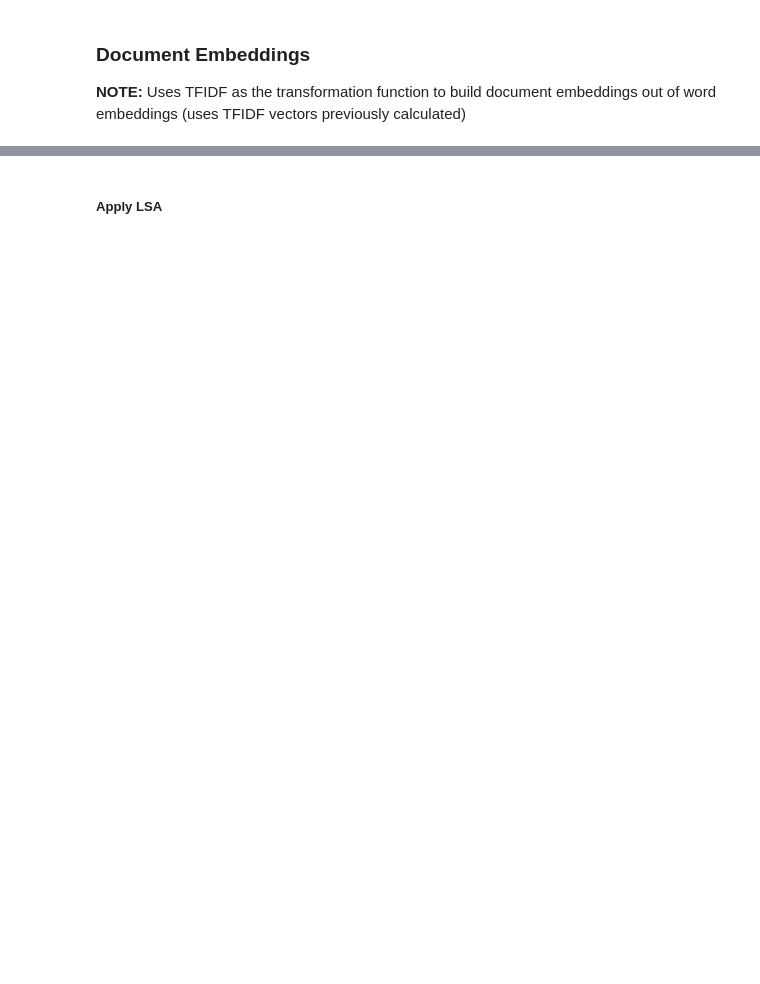
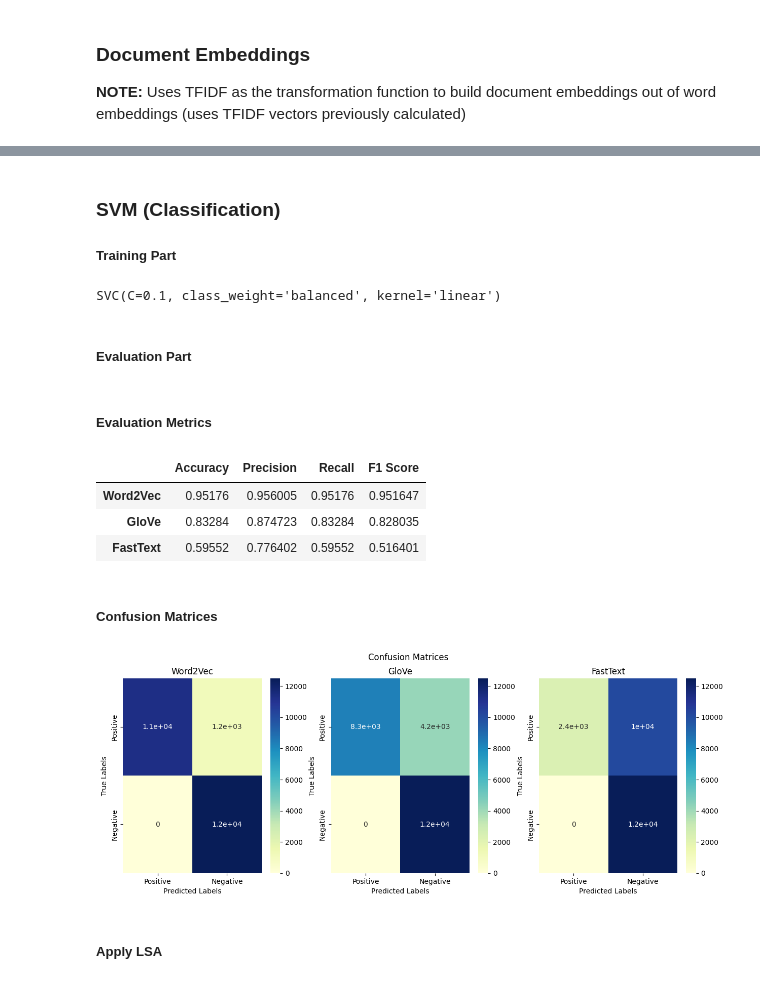
Before and after one commit to yazdanzv/Comprehensive_Comparison_on_Text_Classification, a Jupyter notebook: main.ipynb, the cells around one changed output, grey strips where cells are left out. Saved outputs shown, nothing was run; the diff lists cells and outputs as text; code cells hidden in the pictures; blank space fills up the shorter version.

Commit message:
embeddings finished

```diff
--- a/main.ipynb
+++ b/main.ipynb
@@ -175,7 +252,7 @@ embedding = Embedding(X_train=X_train, X_test=X_test)
 train_vecs_word2vec, test_vecs_word2vec = embedding.word2vec()
 
 # GloVe
-# train_vecs_glove, test_vecs_glove = embedding.glove()
+train_vecs_glove, test_vecs_glove = embedding.glove()
 
 # FastText
-# train_vecs_fasttext, test_vecs_fasttext = embedding.fasttext()
+train_vecs_fasttext, test_vecs_fasttext = embedding.fasttext()
@@ -205,10 +340,10 @@ KeyboardInterrupt:
 <p><b>NOTE:</b> Uses TFIDF as the transformation function to build document embeddings out of word embeddings (uses TFIDF vectors previously calculated)</p>
 # %%
 # Word2Vec
-train_doc_emb_word2vec, test_doc_emb_word2vec = embedding.document_embedding(train_vecs_word2vec, train_words_weights, embedding.word2vec_size), embedding.document_embedding(test_vecs_word2vec, test_words_weights, embedding.word2vec_size)
+train_doc_emb_word2vec, test_doc_emb_word2vec = embedding.tfidf_weighted_document_embedding(train_vecs_word2vec, train_words_weights), embedding.tfidf_weighted_document_embedding(test_vecs_word2vec, test_words_weights)
 
 # GloVe
-# train_doc_emb_glove, test_doc_emb_glove = embedding.document_embedding(train_vecs_glove, X_train_vecs), embedding.document_embedding(test_vecs_glove, X_train_vecs)
+train_doc_emb_glove, test_doc_emb_glove = embedding.tfidf_weighted_document_embedding(train_vecs_glove, train_words_weights), embedding.tfidf_weighted_document_embedding(test_vecs_glove, train_words_weights)
 
 # FastText
-# train_doc_emb_fasttext, test_doc_emb_fasttext = embedding.document_embedding(train_vecs_fasttext, X_train_vecs), embedding.document_embedding(test_vecs_fasttext, X_train_vecs)
+train_doc_emb_fasttext, test_doc_emb_fasttext = embedding.tfidf_weighted_document_embedding(train_vecs_fasttext, train_words_weights), embedding.tfidf_weighted_document_embedding(test_vecs_fasttext, train_words_weights)
@@ -216,0 +350,28 @@ NameError: name 'train_words_weights' is not defined
+# %% [markdown]
+<h3>SVM (Classification)</h3>
+<h5>Training Part</h5>
+# %%
+# Word2Vec
+# Instantiate SVC
+svc_word2vec = SVC(kernel='linear', C=0.1, class_weight='balanced')
+
+# Fit model
+svc_word2vec.fit(train_doc_emb_word2vec, y_train)
+
+# GloVe
+# Instantiate SVC
+svc_glove = SVC(kernel='linear', C=0.1, class_weight='balanced')
+
+# Fit model
+svc_glove.fit(train_doc_emb_glove, y_train)
+
+# FastText
+# Instantiate SVC
+svc_fasttext = SVC(kernel='linear', C=0.1, class_weight='balanced')
+
+# Fit model
+svc_fasttext.fit(train_doc_emb_fasttext, y_train)
+# %% [output]
+SVC(C=0.1, class_weight='balanced', kernel='linear')
+# %% [markdown]
+<h5>Evaluation Part</h5>
@@ -217,3 +412,45 @@ NameError: name 'train_words_weights' is not defined
+# %% [markdown]
+<h5>Evaluation Metrics</h5>
+# %%
+# Make results ready
+pd.DataFrame({'Accuracy': [acc_word2vec_svm, acc_glove_svm, acc_fasttext_svm], 'Precision': [prec_word2vec_svm, prec_glove_svm, prec_fasttext_svm], 'Recall': [rec_word2vec_svm, rec_glove_svm, rec_fasttext_svm], 'F1 Score': [f1_word2vec_svm, f1_glove_svm, f1_fasttext_svm]}, index=['Word2Vec', 'GloVe', 'FastText'])
+# %% [output]
+|  | Accuracy | Precision | Recall | F1 Score |
+| Word2Vec | 0.95176 | 0.956005 | 0.95176 | 0.951647 |
+| GloVe | 0.83284 | 0.874723 | 0.83284 | 0.828035 |
+| FastText | 0.59552 | 0.776402 | 0.59552 | 0.516401 |
+# %% [markdown]
+<h5>Confusion Matrices</h5>
+# %%
+# Create a figure with 3 subplots in a row
+fig, axs = plt.subplots(nrows=1, ncols=3, figsize=(15, 5))
+
+# Plot each heatmap
+sb.heatmap(conf_mat_word2vec_svm, ax=axs[0], cmap='YlGnBu', annot=True, xticklabels=['Positive', 'Negative'], yticklabels=['Positive', 'Negative'])
+sb.heatmap(conf_mat_glove_svm, ax=axs[1], cmap='YlGnBu', annot=True, xticklabels=['Positive', 'Negative'], yticklabels=['Positive', 'Negative'])
+sb.heatmap(conf_mat_fasttext_svm, ax=axs[2], cmap='YlGnBu', annot=True, xticklabels=['Positive', 'Negative'], yticklabels=['Positive', 'Negative'])
+
+# Set titles for each subplot
+# Word2Vec
+axs[0].set_title('Word2Vec')
+axs[0].set_xlabel('Predicted Labels')
+axs[0].set_ylabel('True Labels')
+
+# GloVe
+axs[1].set_title('GloVe')
+axs[1].set_xlabel('Predicted Labels')
+axs[1].set_ylabel('True Labels')
+
+# FastText
+axs[2].set_title('FastText')
+axs[2].set_xlabel('Predicted Labels')
+axs[2].set_ylabel('True Labels')
+
+plt.suptitle('Confusion Matrices')
+
+plt.show()
+# %% [output]
+[figure, added]
 # %% [markdown]
 <h5>Apply LSA</h5>
 # %%
```
Also changed, not shown: parts of 8 cells of this notebook, 1 other file.
